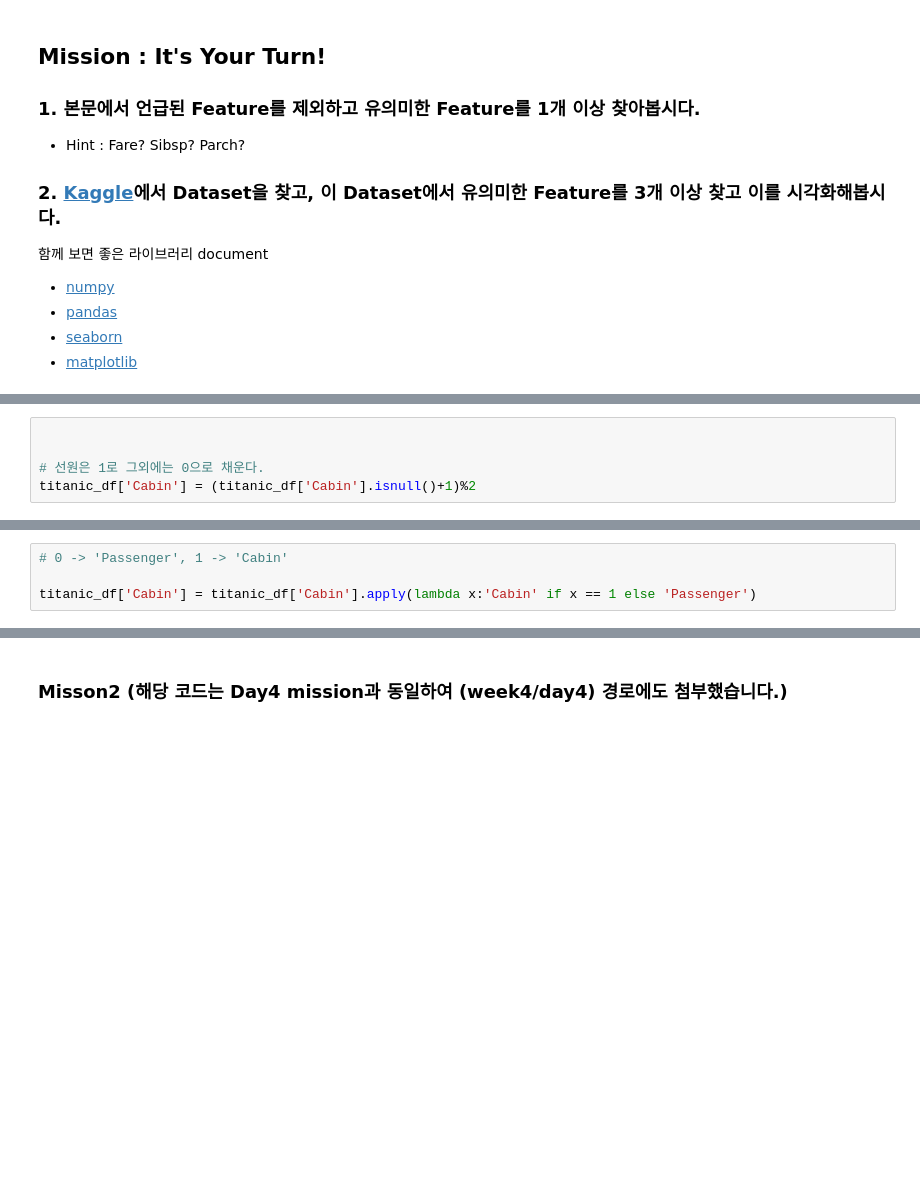
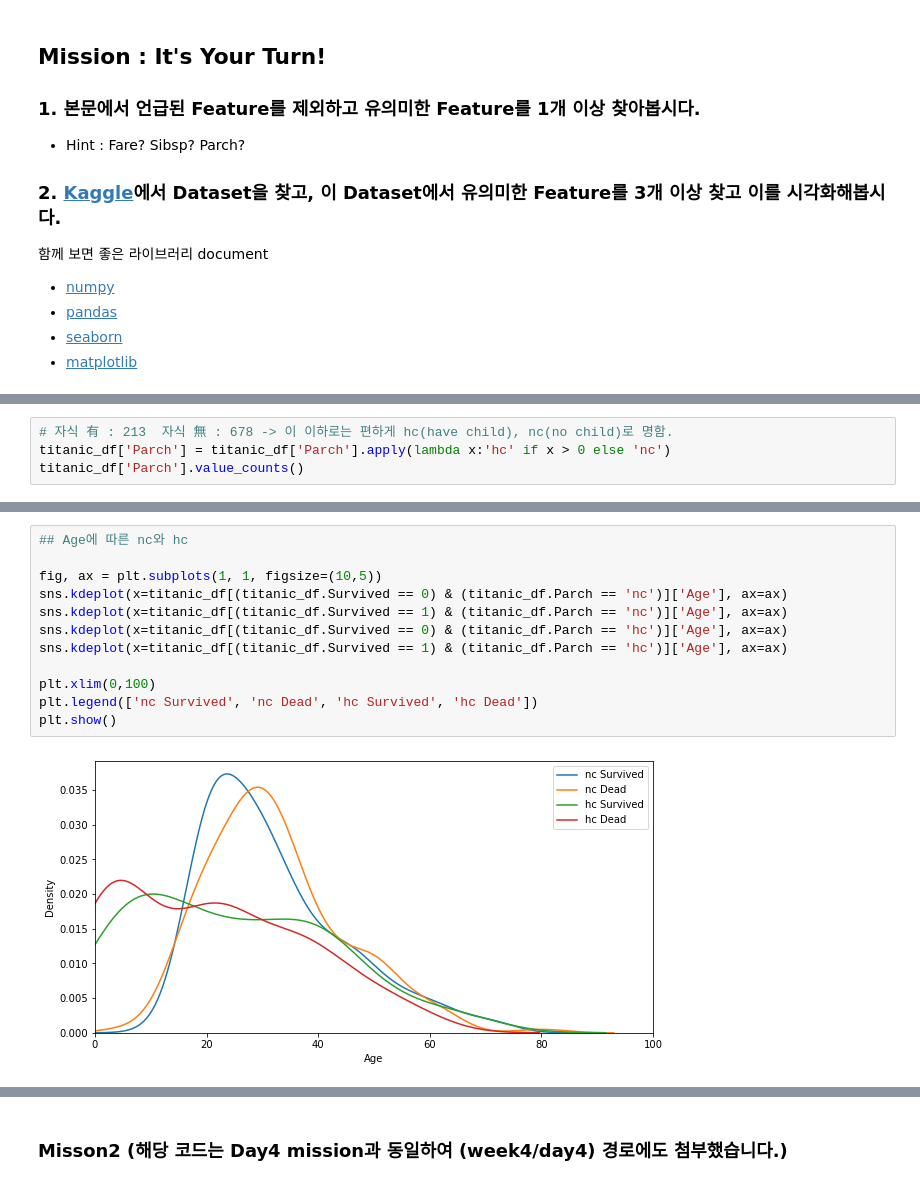
Before and after one commit to super-corini/programmers_kdt_II, a Jupyter notebook: 4. EDA.ipynb, the cells around one changed output, grey strips where cells are left out. Saved outputs shown, nothing was run; the diff lists cells and outputs as text; blank space fills up the shorter version.

```diff
--- a/4. EDA.ipynb
+++ b/4. EDA.ipynb
@@ -253,5 +252,0 @@ plt.show()
-# %%
-
-
-# 선원은 1로 그외에는 0으로 채운다.
-titanic_df['Cabin'] = (titanic_df['Cabin'].isnull()+1)%2
@@ -264,0 +271,4 @@ Name: Cabin, dtype: int64
+# %%
+# 자식 有 : 213  자식 無 : 678 -> 이 이하로는 편하게 hc(have child), nc(no child)로 명함.
+titanic_df['Parch'] = titanic_df['Parch'].apply(lambda x:'hc' if x > 0 else 'nc')
+titanic_df['Parch'].value_counts()
@@ -285,4 +288,0 @@ Name: Survived, dtype: float64
-# %%
-# 0 -> 'Passenger', 1 -> 'Cabin'
-
-titanic_df['Cabin'] = titanic_df['Cabin'].apply(lambda x:'Cabin' if x == 1 else 'Passenger')
@@ -306,0 +300,14 @@ plt.show()
+# %%
+## Age에 따른 nc와 hc
+
+fig, ax = plt.subplots(1, 1, figsize=(10,5))
+sns.kdeplot(x=titanic_df[(titanic_df.Survived == 0) & (titanic_df.Parch == 'nc')]['Age'], ax=ax)
+sns.kdeplot(x=titanic_df[(titanic_df.Survived == 1) & (titanic_df.Parch == 'nc')]['Age'], ax=ax)
+sns.kdeplot(x=titanic_df[(titanic_df.Survived == 0) & (titanic_df.Parch == 'hc')]['Age'], ax=ax)
+sns.kdeplot(x=titanic_df[(titanic_df.Survived == 1) & (titanic_df.Parch == 'hc')]['Age'], ax=ax)
+
+plt.xlim(0,100)
+plt.legend(['nc Survived', 'nc Dead', 'hc Survived', 'hc Dead'])
+plt.show()
+# %% [output]
+[figure, added]
```
Also changed, not shown: parts of 13 cells of this notebook.
